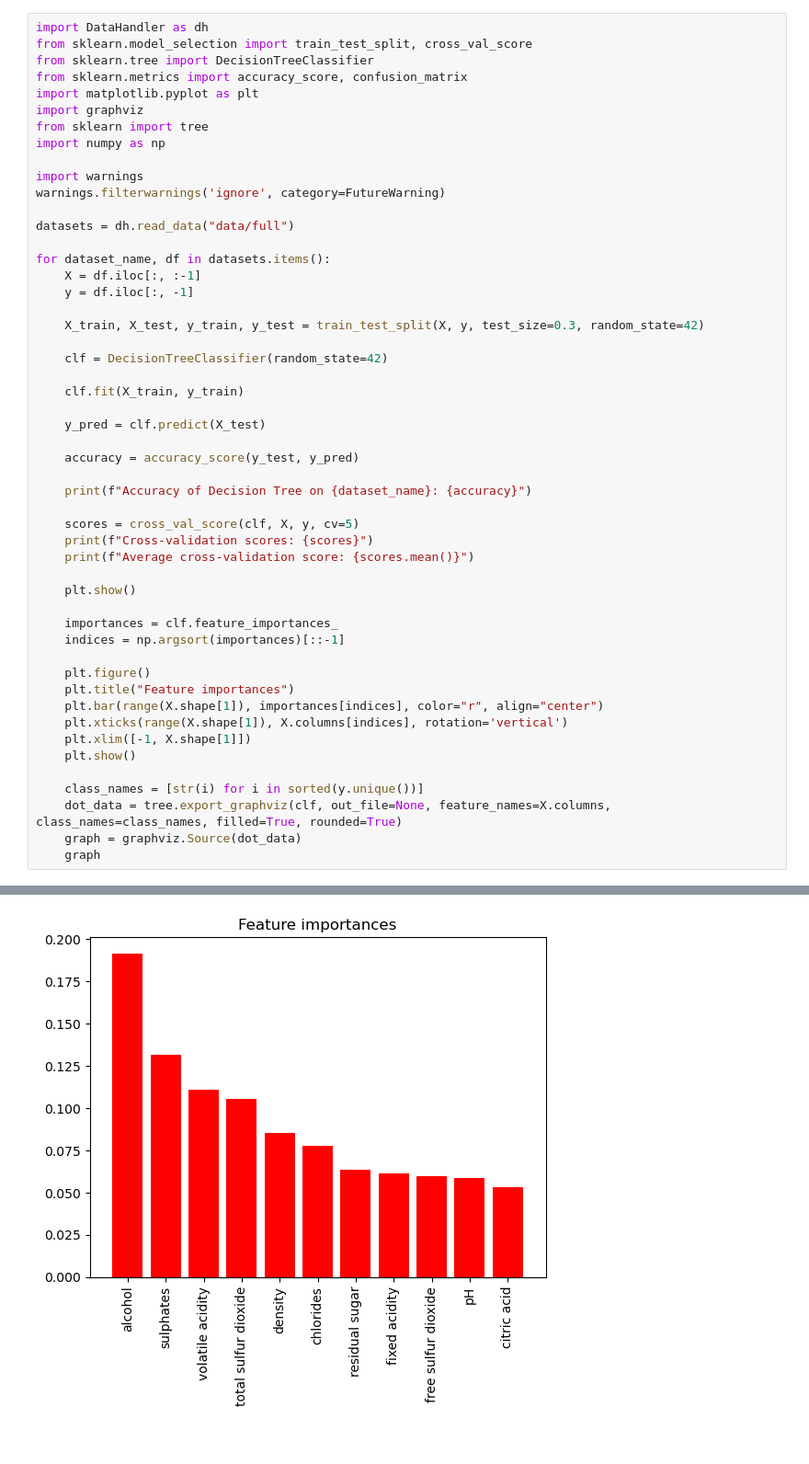
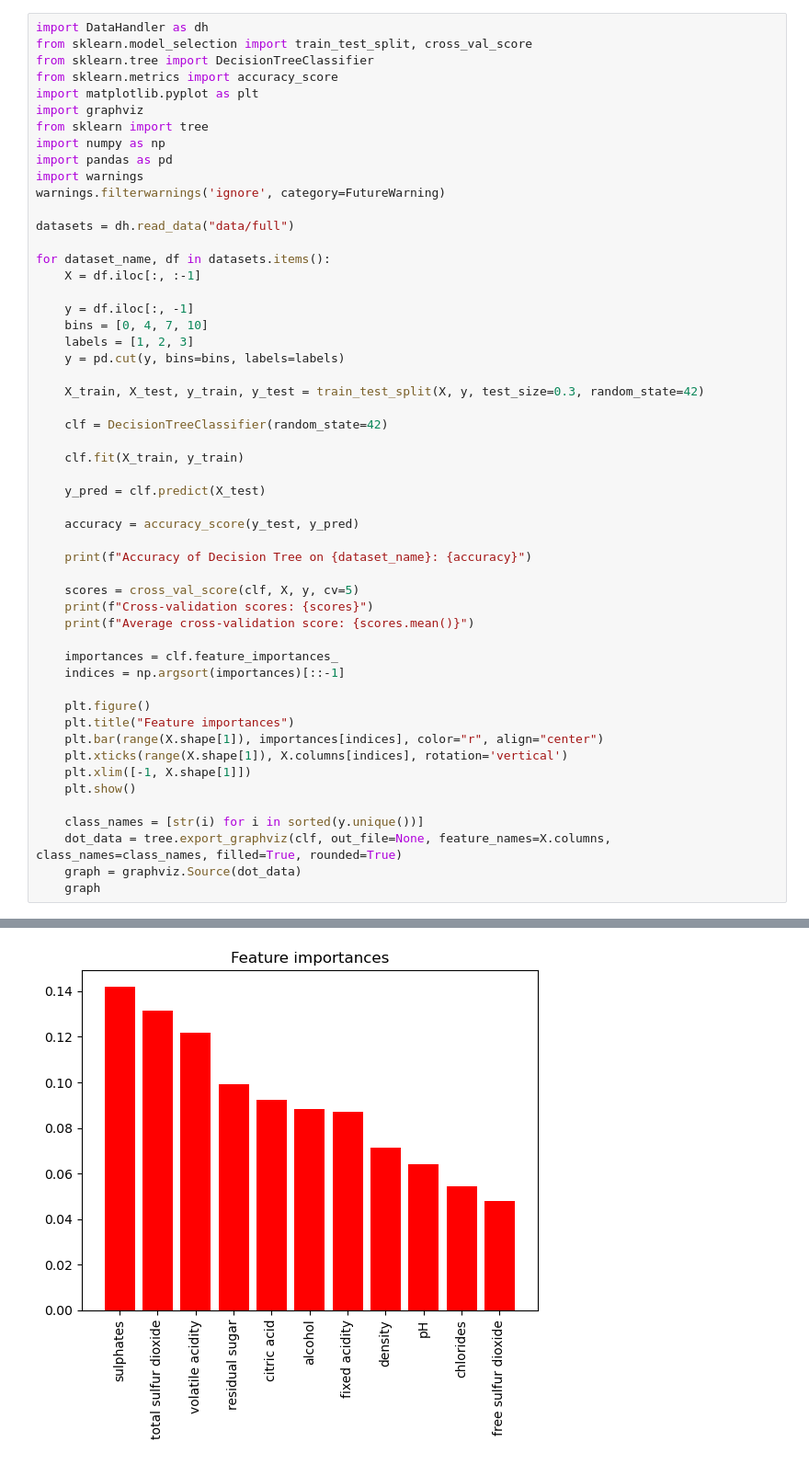
Before and after one commit to Qubi0-0/wine-classifier, a Jupyter notebook: DecisionTrees.ipynb, the cells around one changed output, grey strips where cells are left out. Shown at 92% size. Drawn from its saved outputs; the diff is of its cells as text.

```diff
--- a/DecisionTrees.ipynb
+++ b/DecisionTrees.ipynb
@@ -2,12 +2,12 @@
 import DataHandler as dh
 from sklearn.model_selection import train_test_split, cross_val_score
 from sklearn.tree import DecisionTreeClassifier
-from sklearn.metrics import accuracy_score, confusion_matrix
+from sklearn.metrics import accuracy_score
 import matplotlib.pyplot as plt
 import graphviz
 from sklearn import tree
 import numpy as np
-
+import pandas as pd
 import warnings
 warnings.filterwarnings('ignore', category=FutureWarning)
 
@@ -15,7 +15,11 @@ datasets = dh.read_data("data/full")
 
 for dataset_name, df in datasets.items():
     X = df.iloc[:, :-1]
+
     y = df.iloc[:, -1]
+    bins = [0, 4, 7, 10]
+    labels = [1, 2, 3]
+    y = pd.cut(y, bins=bins, labels=labels)
 
     X_train, X_test, y_train, y_test = train_test_split(X, y, test_size=0.3, random_state=42)
 
@@ -33,8 +37,6 @@ for dataset_name, df in datasets.items():
     print(f"Cross-validation scores: {scores}")
     print(f"Average cross-validation score: {scores.mean()}")
 
-    plt.show()
-
     importances = clf.feature_importances_
     indices = np.argsort(importances)[::-1]
 
@@ -56 +58 @@ Average cross-validation score: 0.4809208463949843
-[figure, old version]
+[figure, new version]
```
Also changed, not shown: parts of 2 cells of this notebook.
